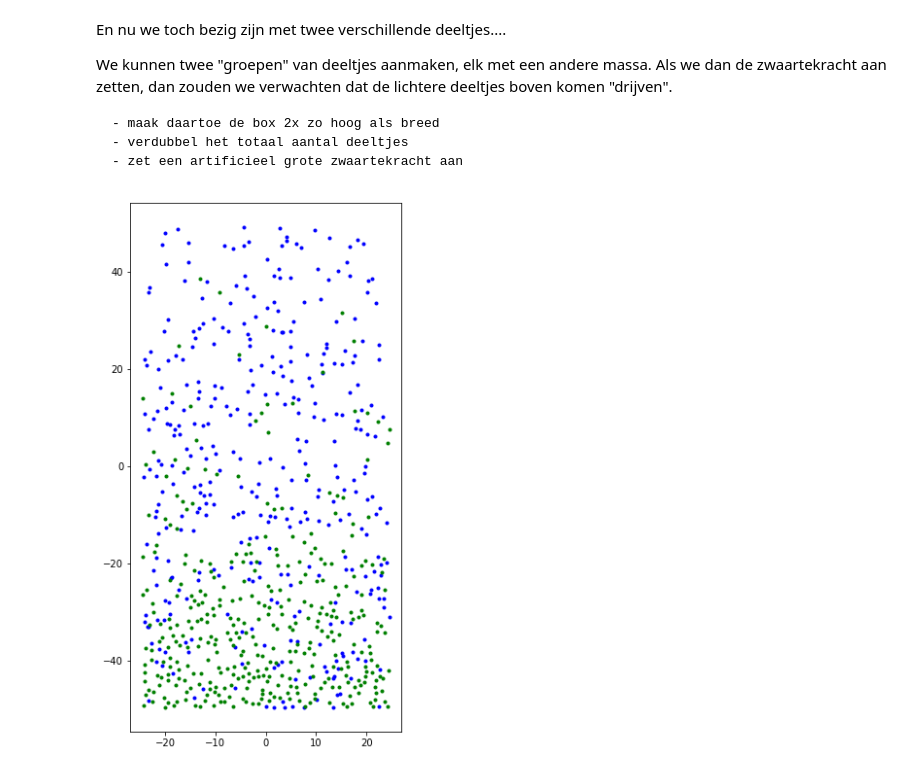
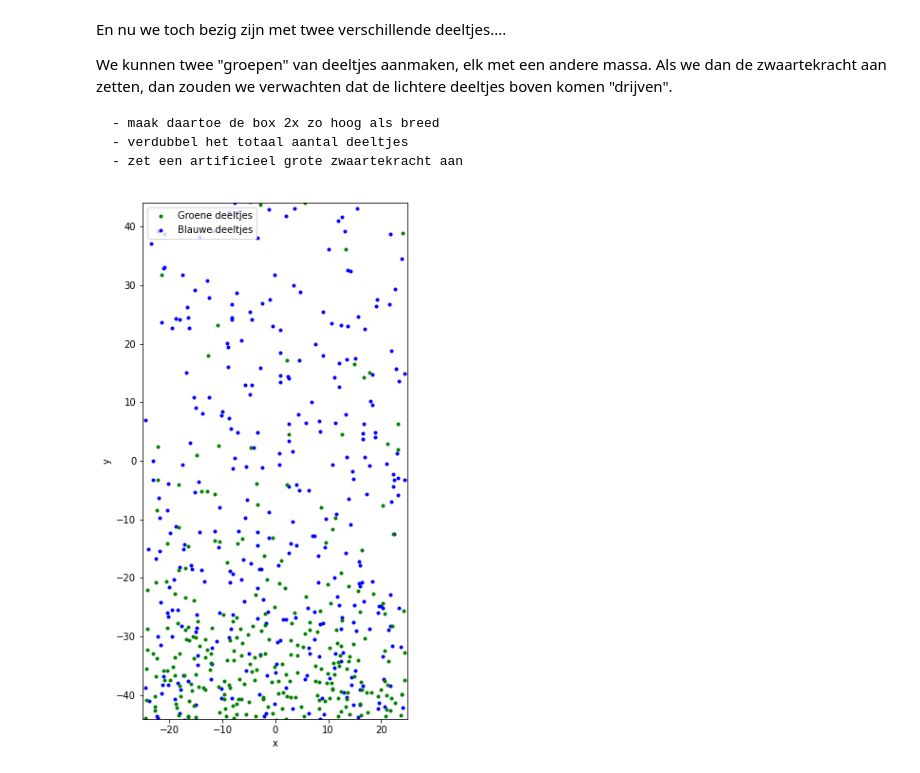
Before and after one commit to oprelo/thermo-project, a Jupyter notebook: Content/PySim/4_brownianmotion.ipynb, the cells around one changed output. Drawn from its saved outputs; the diff is of its cells as text; code cells hidden in the pictures.

```diff
--- a/Content/PySim/4_brownianmotion.ipynb
+++ b/Content/PySim/4_brownianmotion.ipynb
@@ -370,18 +375,18 @@ We kunnen twee "groepen" van deeltjes aanmaken, elk  met een andere massa. Als w
 
 class ParticleClass:
     # Het maken van het deeltje
-    def __init__(self, m, v, r, R, c, pl):
+    def __init__(self, m, v, r, R, c):
         self.m = m
         self.v = np.array(v, dtype=float)
         self.r = np.array(r, dtype=float)
         self.R = np.array(R, dtype=float)
         self.c = c
-        self.pl = pl
 
     # Het updaten van de positie, eventueel met zwaartekracht
     def update_position(self,a):
+        self.v += 0.5 * a * dt #eerst de snelheid aanpassen met de helft van de acceleratie, om de dempening van de numirike intergratie te verminderen
         self.r += self.v * dt + 1/2 * a * dt**2
-        self.v += a * dt
+        self.v += 0.5 * a * dt #nog een keer de snelheid aanpassen met de helft van de acceleratie, zodat de snelheid met de volle acceleratie is aangepast
 
 
     # Harde wand
@@ -403,30 +408,31 @@ class ParticleClass:
 # %%
 #your code/answer
 # Aanmaken van de randvoorwaarden en initiele condities
-Box_height_0 = 100/2
-Box_with_0 = Box_height_0/2
+Box_height_0 = 100/2 #totale box height is 100, delen door 2, omdat vanuit het midden de uitweiking de helft van de totale hoogte is
+Box_with_0 = Box_height_0/2 #box with de helft van de box height maken
 Box_with = Box_with_0     # De grootte van de box kan wijzigen!
 Box_height = Box_height_0
 
 # Particles
 particles = []
-N = 722
+N = 722 #2x zoveel deltjses als de vorige simulatie
 v_0 = 1
 dt = 0.01
-g = 9.81
+g = 98.1 #10 keer de normale zwaartekracht
 
-# Aanmaken van deeltjes
+#Eerste set deeltjes aanmaken, met een massa van 1 in het blauw
 for i in range(int((N)/2)):
     vx = np.random.uniform(-v_0,v_0)
     vy = np.random.choice([-1, 1])*np.sqrt(v_0**2-vx**2)
     posy = Box_height_0*np.random.uniform(-1,1)
     posx = Box_with_0*np.random.uniform(-1,1)
-    particles.append(ParticleClass(m=1.0, v=[vx, vy], r = [posx,posy], R=.5,c='blue',pl = 0))
+    particles.append(ParticleClass(m=1.0, v=[vx, vy], r = [posx,posy], R=.5,c='blue'))
 
+#Tweede set deeltjes aanmaken, met een massa van 10 in het rood
 for i in range(int((N)/2),N-1):
     vx = np.random.uniform(-v_0,v_0)
     vy = np.random.choice([-1, 1])*np.sqrt(v_0**2-vx**2)
     posy = Box_height_0*np.random.uniform(-1,1)
     posx = Box_with_0*np.random.uniform(-1,1)
-    particles.append(ParticleClass(m=10.0, v=[vx, vy], r = [posx,posy], R=.5,c='green',pl = 0))
+    particles.append(ParticleClass(m=10.0, v=[vx, vy], r = [posx,posy], R=.5,c='green'))
 # %%
@@ -450,7 +456,18 @@ for i in range(n_iter):
 # %%
+#eindposities van de deeltjes plotten
 plt.figure(figsize=(5,10))
-for particle, particle_object in enumerate(particles):
-    plt.plot(particle_object.r[0],particle_object.r[1],color=particle_object.c,marker='.')
+for particle, particle_object in enumerate(particles): #loopen door alle deeltjes
+    plt.plot(particle_object.r[0],particle_object.r[1],color=particle_object.c,marker='.') #het deeltje plotten in de bijbehorende kleur
+plt.xlabel('x')
+plt.ylabel('y')
+plt.xlim(-Box_with_0,Box_with_0)
+plt.ylim(-Box_length_0,Box_length_0)
+legend_elements = [
+    Line2D([0], [0], marker='.', color='green', linestyle='None',
+           label='Groene deeltjes'),
+    Line2D([0], [0], marker='.', color='blue', linestyle='None',
+           label='Blauwe deeltjes')] #2 dummie elementen aanmaken met dezelfde marker en kleur als de deeltjes en het bijbehorende label
+plt.legend(handles=legend_elements) #de legenda toevoegen voor de twee dummie elementen
 plt.show()
 # %% [output]
-[figure, old version]
+[figure, new version]
```
Also changed, not shown: parts of 14 cells of this notebook, 1 other file.
